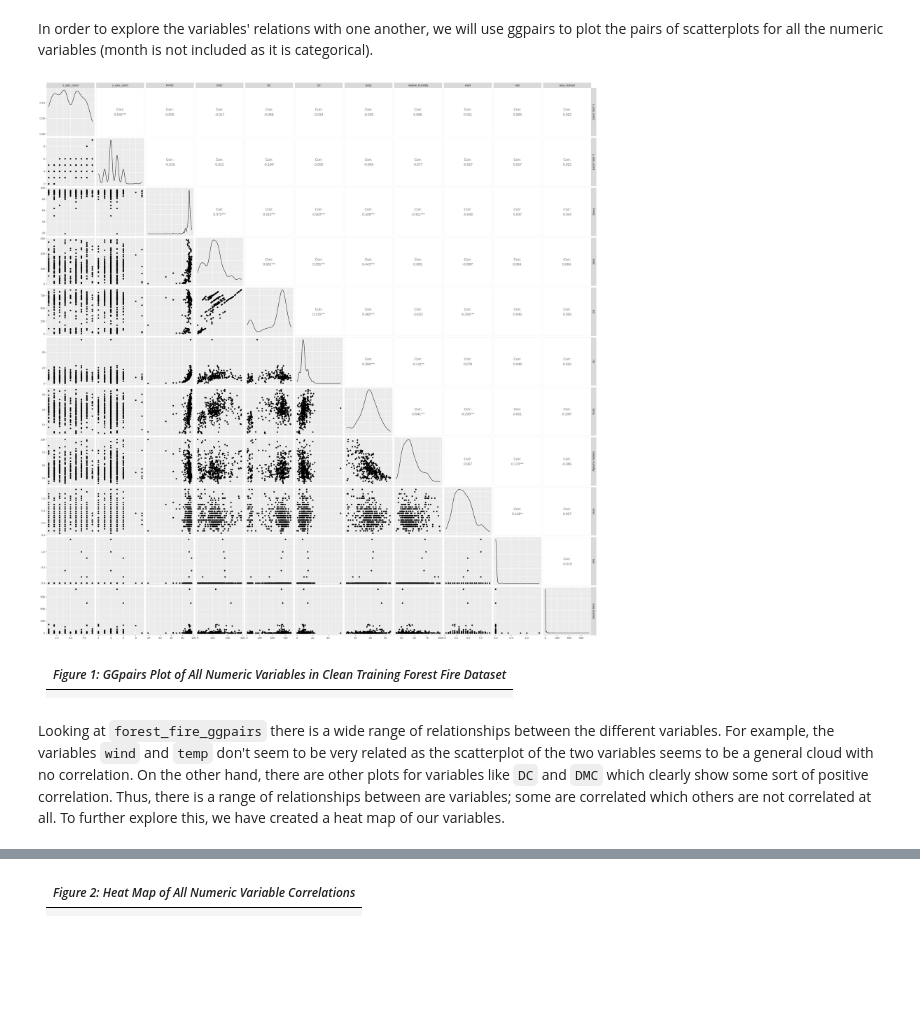
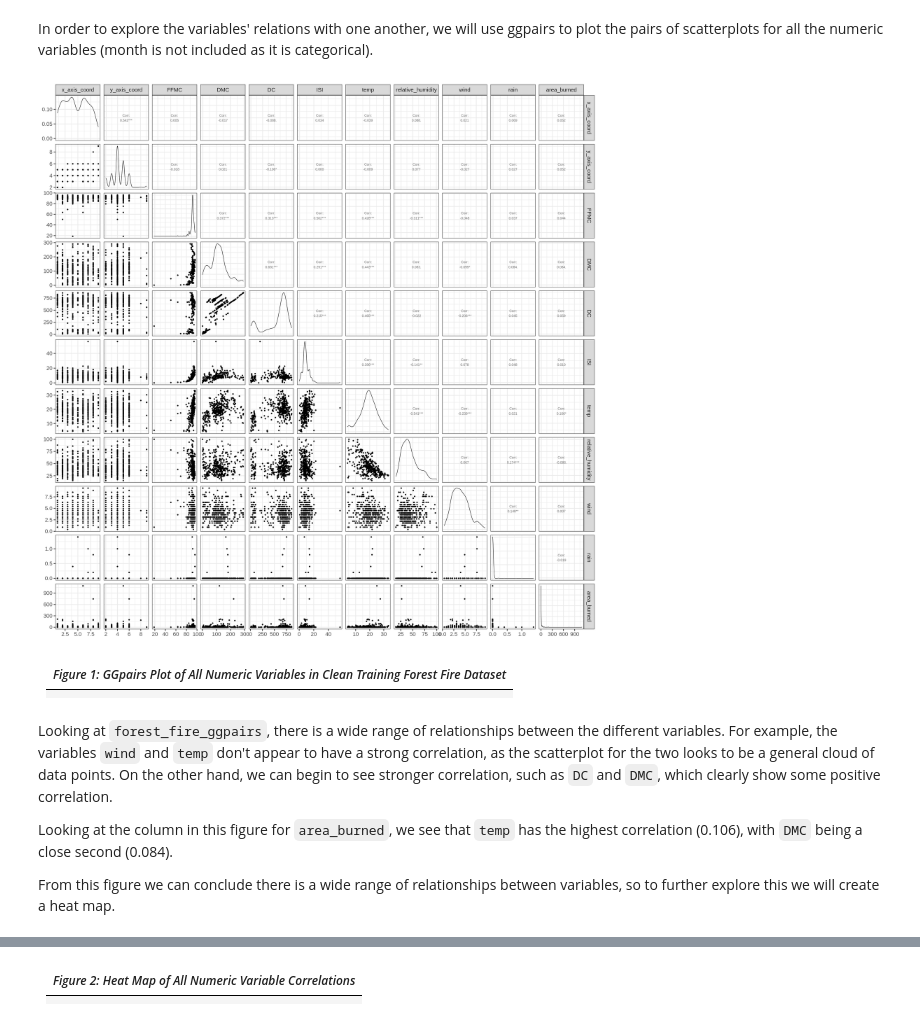
Before and after one commit to jjadeb/Stat_301_Project, a Jupyter notebook: stat-301-project/Proposal.ipynb, the cells around one changed output, grey strips where cells are left out. Cells and saved outputs as stored; diff of their text form; code cells hidden in the pictures; blank space fills up the shorter version.

```diff
--- a/stat-301-project/Proposal.ipynb
+++ b/stat-301-project/Proposal.ipynb
@@ -119,19 +129,24 @@ In order to explore the variables' relations with one another, we will use ggpai
 # %%
 options(repr.plot.width = 25, repr.plot.height = 25)
 
 # GG pairs
 forest_fire_numeric_data <- forest_train_clean_data %>%
     select(-month)
-forest_fire_ggpairs <- ggpairs(forest_fire_numeric_data)
+forest_fire_ggpairs <- ggpairs(forest_fire_numeric_data) +
+    theme_bw(base_size = 22)
 forest_fire_ggpairs
 # %% [output]
-[figure, old version]
+[figure, new version]
 # %% [markdown]
 | _Figure 1: GGpairs Plot of All Numeric Variables in Clean Training Forest Fire Dataset_|
 | ------------------------ |
 ||
 # %% [markdown]
-Looking at `forest_fire_ggpairs` there is a wide range of relationships between the different variables. For example, the variables `wind` and `temp` don't seem to be very related as the scatterplot of the two variables seems to be a general cloud with no correlation. On the other hand, there are other plots for variables like `DC` and `DMC` which clearly show some sort of positive correlation. Thus, there is a range of relationships between are variables; some are correlated which others are not correlated at all. To further explore this, we have created a heat map of our variables.
+Looking at `forest_fire_ggpairs`, there is a wide range of relationships between the different variables. For example, the variables `wind` and `temp` don't appear to have a strong correlation, as the scatterplot for the two looks to be a general cloud of data points. On the other hand, we can begin to see stronger correlation, such as `DC` and `DMC`, which clearly show some positive correlation.
+
+Looking at the column in this figure for `area_burned`, we see that `temp` has the highest correlation (0.106), with `DMC` being a close second (0.084).
+
+From this figure we can conclude there is a wide range of relationships between variables, so to further explore this we will create a heat map.
 # %%
 options(repr.plot.width = 20, repr.plot.height = 10)
 
```
Also changed, not shown: parts of 10 cells of this notebook.
